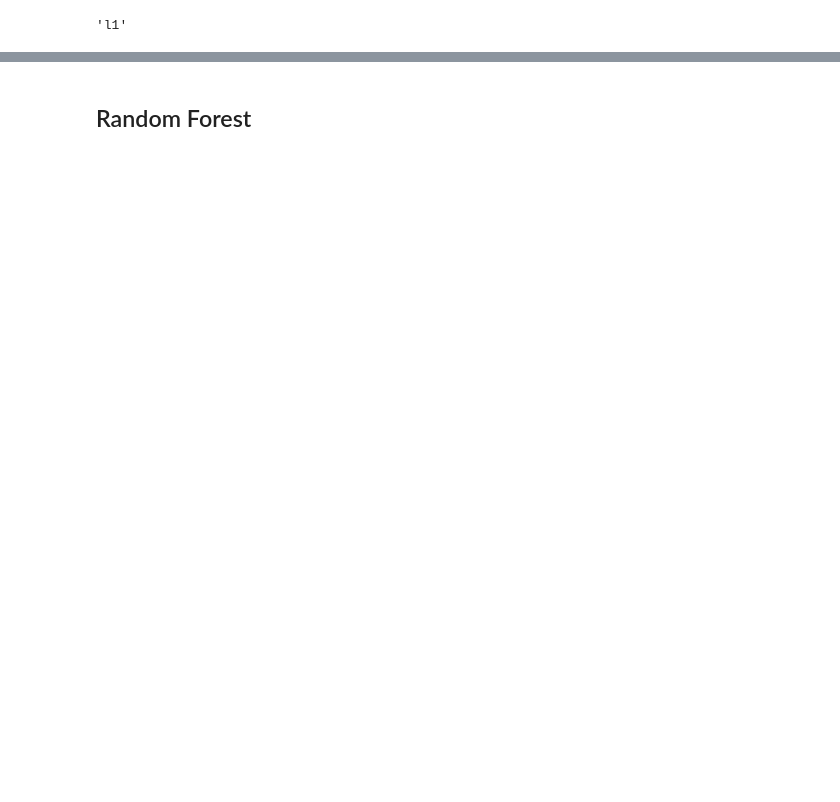
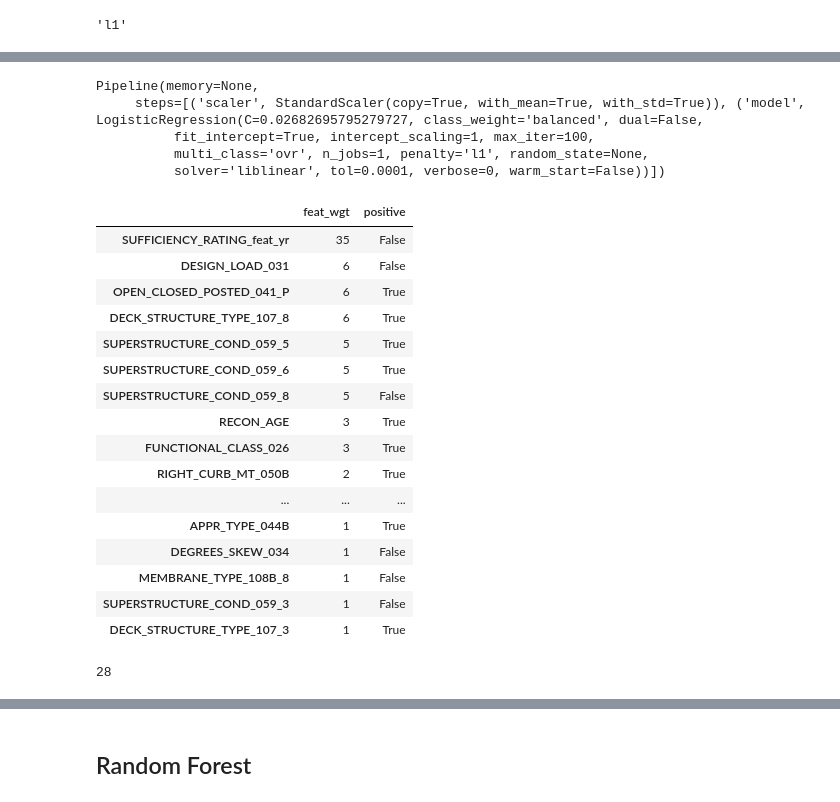
Before and after one commit to kevscon/bridge-ratings, a Jupyter notebook: modeling.ipynb, the cells around one changed output, grey strips where cells are left out. Cells and saved outputs as stored; diff of their text form; code cells hidden in the pictures; blank space fills up the shorter version.

```diff
--- a/modeling.ipynb
+++ b/modeling.ipynb
@@ -343,0 +307,33 @@ array([[444, 233,  49],
+# %%
+log_pipe.fit(X_train, y_train)
+# %% [output]
+Pipeline(memory=None,
+     steps=[('scaler', StandardScaler(copy=True, with_mean=True, with_std=True)), ('model', LogisticRegression(C=0.02682695795279727, class_weight='balanced', dual=False,
+          fit_intercept=True, intercept_scaling=1, max_iter=100,
+          multi_class='ovr', n_jobs=1, penalty='l1', random_state=None,
+          solver='liblinear', tol=0.0001, verbose=0, warm_start=False))])
+# %%
+tune_feats = feat_sort(log_pipe.named_steps['model'].coef_[0], X_train.columns, ret_abs=True, ret_pct=True)
+tune_feats
+# %% [output]
+|  | feat_wgt | positive |
+| SUFFICIENCY_RATING_feat_yr | 35 | False |
+| DESIGN_LOAD_031 | 6 | False |
+| OPEN_CLOSED_POSTED_041_P | 6 | True |
+| DECK_STRUCTURE_TYPE_107_8 | 6 | True |
+| SUPERSTRUCTURE_COND_059_5 | 5 | True |
+| SUPERSTRUCTURE_COND_059_6 | 5 | True |
+| SUPERSTRUCTURE_COND_059_8 | 5 | False |
+| RECON_AGE | 3 | True |
+| FUNCTIONAL_CLASS_026 | 3 | True |
+| RIGHT_CURB_MT_050B | 2 | True |
+| ... | ... | ... |
+| APPR_TYPE_044B | 1 | True |
+| DEGREES_SKEW_034 | 1 | False |
+| MEMBRANE_TYPE_108B_8 | 1 | False |
+| SUPERSTRUCTURE_COND_059_3 | 1 | False |
+| DECK_STRUCTURE_TYPE_107_3 | 1 | True |
+# %%
+len(tune_feats)
+# %% [output]
+28
```
Also changed, not shown: parts of 34 cells of this notebook, 1 other file.
